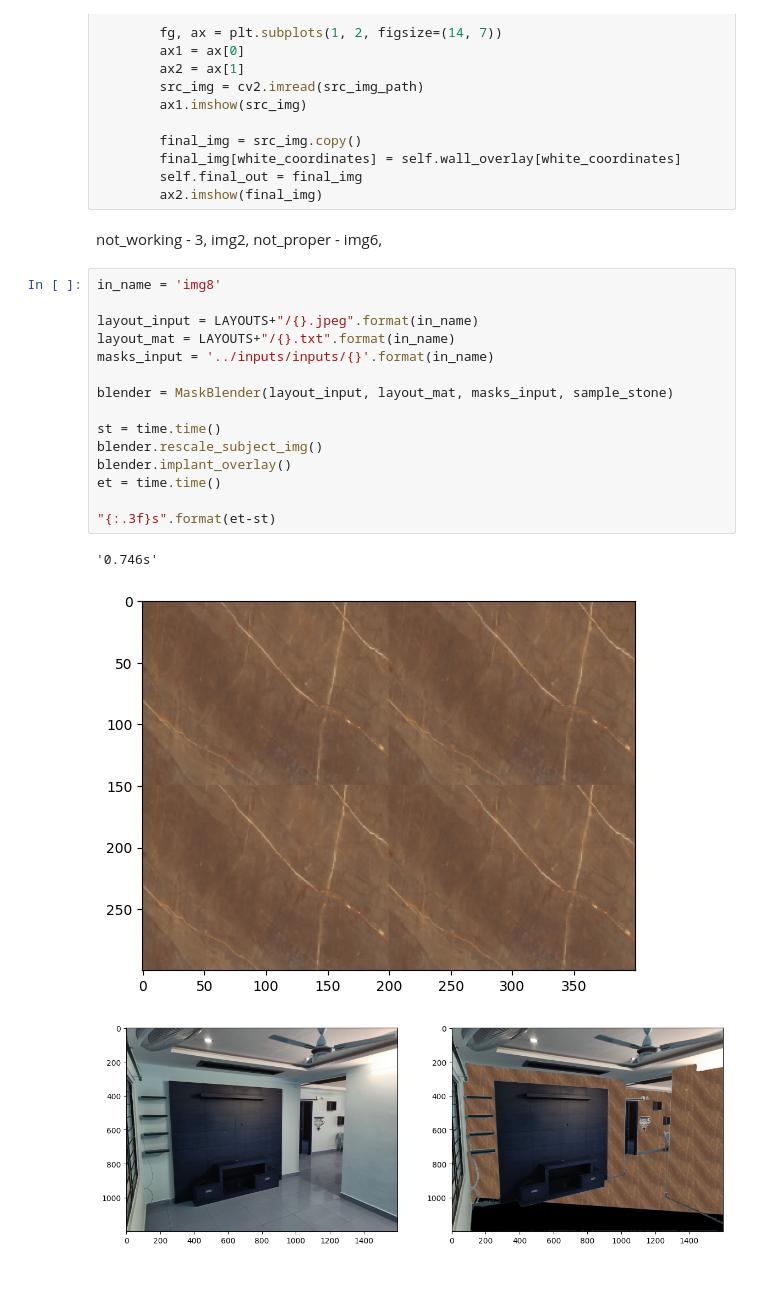
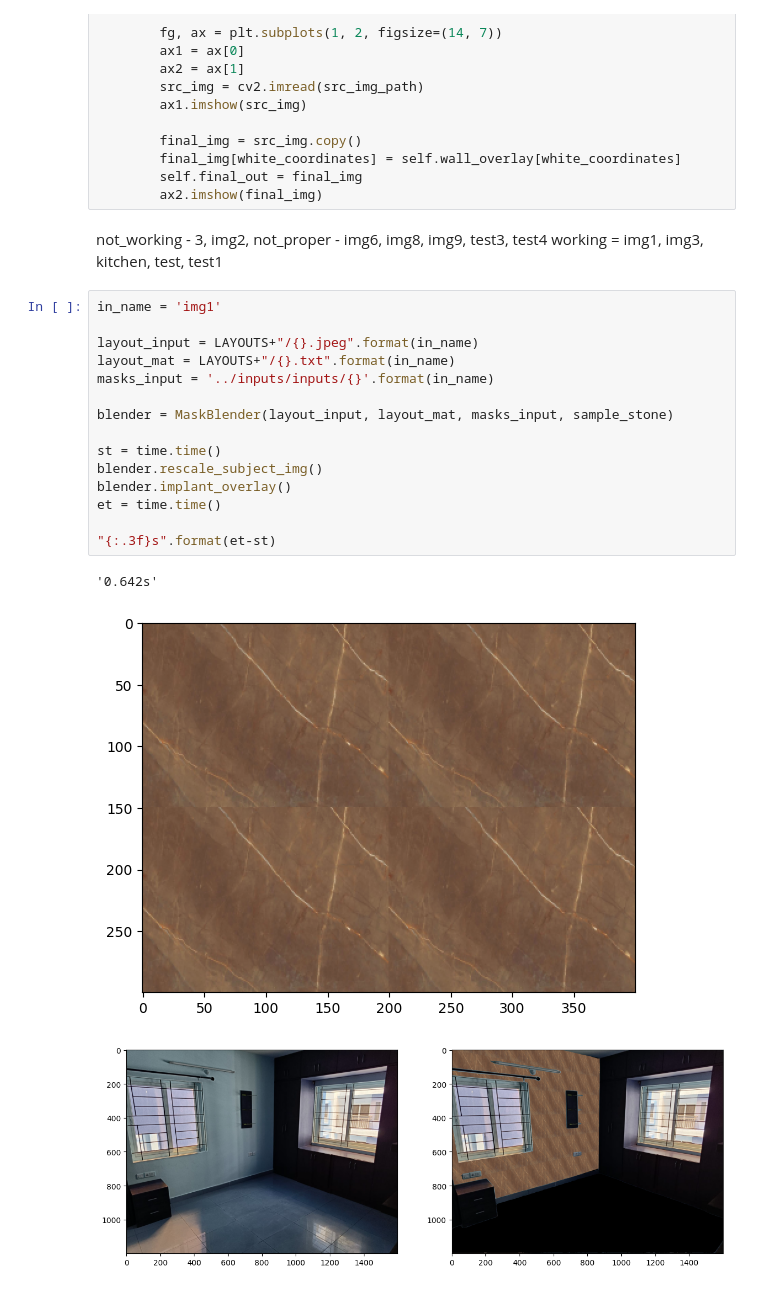
Before and after one commit to Karan-00-11/mfs, a Jupyter notebook: overlaying/manual_overlaying.ipynb, the cells around one changed output. Drawn from its saved outputs; the diff is of its cells as text.

```diff
--- a/overlaying/manual_overlaying.ipynb
+++ b/overlaying/manual_overlaying.ipynb
@@ -283,23 +283,24 @@ class MaskBlender:
         ax2.imshow(final_img)
 # %% [markdown]
 not_working - 3, img2,
-not_proper - img6,
+not_proper - img6, img8, img9, test3, test4
+working = img1, img3, kitchen, test, test1
 # %%
-in_name = 'img8'
+in_name = 'img1'
 
 layout_input = LAYOUTS+"/{}.jpeg".format(in_name)
 layout_mat = LAYOUTS+"/{}.txt".format(in_name)
 masks_input = '../inputs/inputs/{}'.format(in_name)
 
 blender = MaskBlender(layout_input, layout_mat, masks_input, sample_stone)
 
 st = time.time()
 blender.rescale_subject_img()
 blender.implant_overlay()
 et = time.time()
 
 "{:.3f}s".format(et-st)
 # %% [output]
-'0.746s'
+'0.642s'
 [figure]
-[figure, old version]
+[figure, new version]
```
Also changed, not shown: parts of 2 cells of this notebook.
